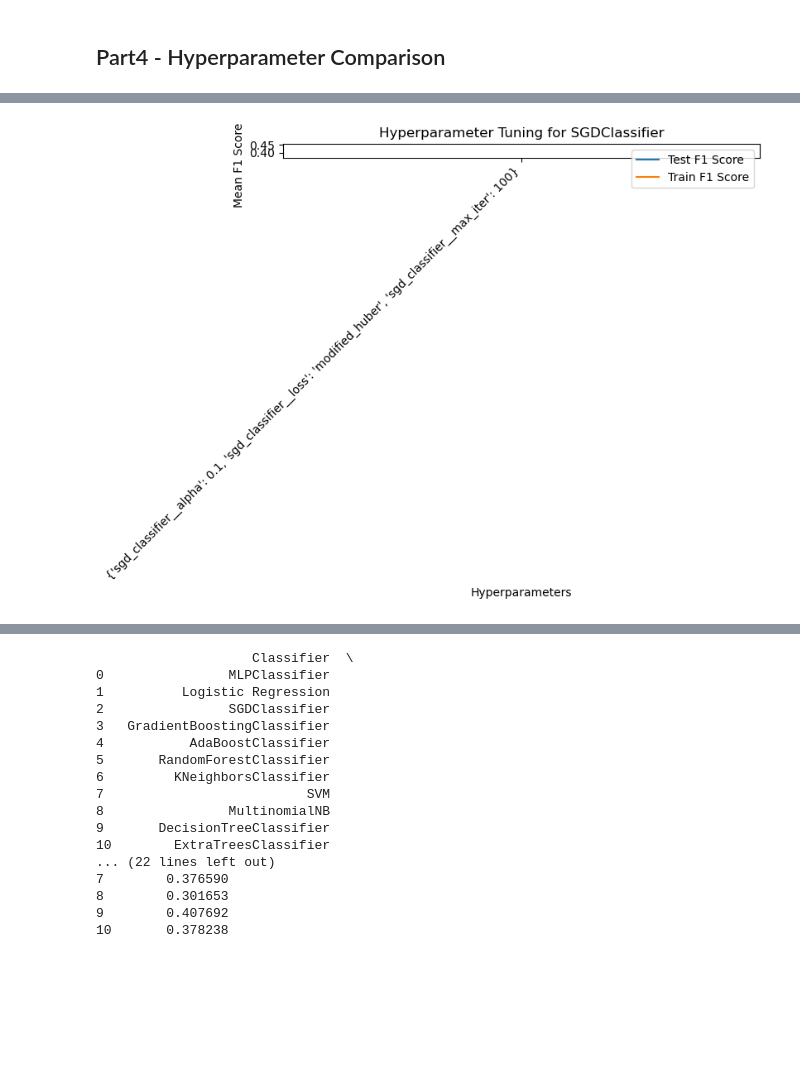
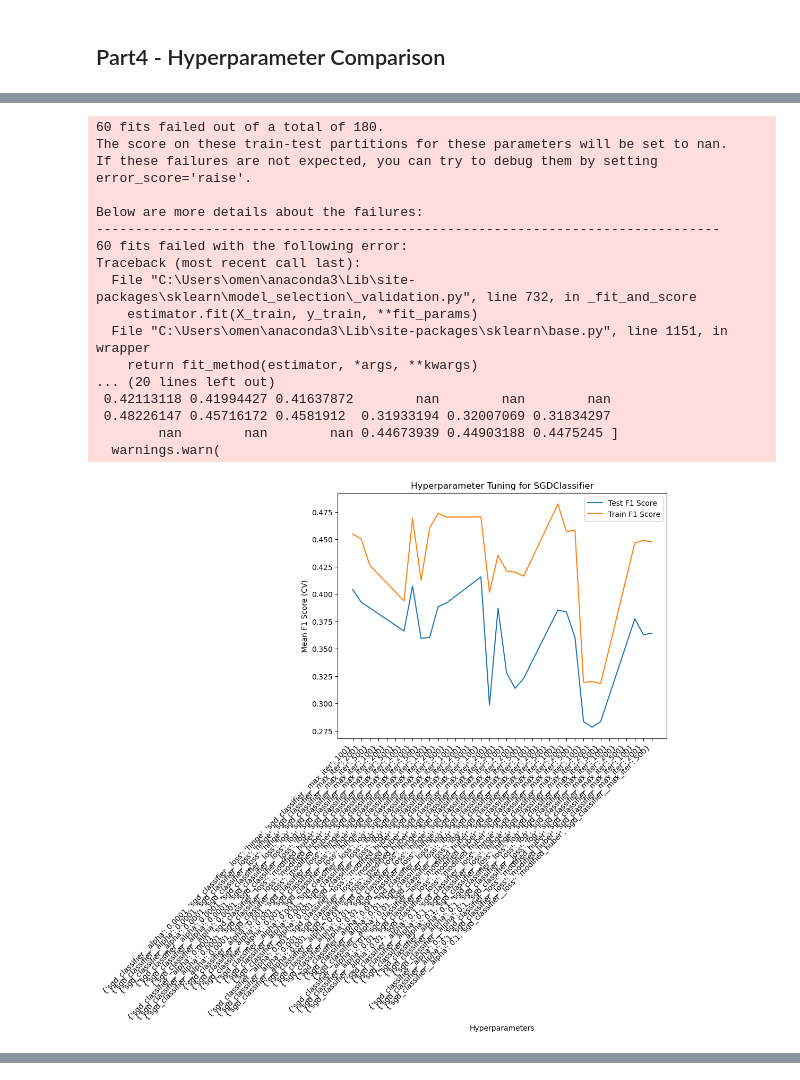
Before and after one commit to orhanakpinar/python.exercises, a Jupyter notebook: PythonForCSS/FinalProject_CSSM502/Akpınar_FinalProject_CSSM502.ipynb, the cells around one changed output, grey strips where cells are left out. Saved outputs shown, nothing was run; the diff lists cells and outputs as text; code cells hidden in the pictures; blank space fills up the shorter version.

Commit message:
Extensive Hyperparameter Test
Final submission for extensive hyperparameter tests for ML algorithms

```diff
--- a/PythonForCSS/FinalProject_CSSM502/Akpınar_FinalProject_CSSM502.ipynb
+++ b/PythonForCSS/FinalProject_CSSM502/Akpınar_FinalProject_CSSM502.ipynb
@@ -989,12 +989,12 @@ hyperparameter_grids = {
     'MLPClassifier': {
         'mlp_classifier__hidden_layer_sizes': [(100,), (100, 100, 100)],
         'mlp_classifier__max_iter': [1000, 2000, 5000],
-        'mlp_classifier__mlp_classifier__activation': ['identity', 'logistic', 'tanh', 'relu'],
+        'mlp_classifier__activation': ['identity', 'logistic', 'tanh', 'relu'],
         'mlp_classifier__solver': ['lbfgs', 'sgd', 'adam']
     },
     'Logistic Regression': {
         'logistic_regression__C': [0.001, 0.01, 0.1, 1, 10, 100],
-        'logistic_regression__penalty': ['l1', 'l2']
+        'logistic_regression__penalty': [None, 'l2']
     },
     'SGDClassifier': {
         'sgd_classifier__alpha': [0.0001, 0.001, 0.01, 0.1],
@@ -1024,8 +1024,7 @@ hyperparameter_grids = {
     'MultinomialNB': {
         'multinomial_nb__alpha': [0.1, 0.5, 1.0, 1.5, 2.0],
         'multinomial_nb__fit_prior': [True, False],
-        'multinomial_nb__class_prior': [None, [0.7, 0.3]],
-        'multinomial_nb__norm': [True, False]
+        'multinomial_nb__class_prior': [None, [0.7, 0.3]]
     },
     'DecisionTreeClassifier': {
         'decision_tree__max_depth': [None, 10, 20],
@@ -1098,2 +1097,19 @@ print(results_df)
 [figure]
+60 fits failed out of a total of 180.
+The score on these train-test partitions for these parameters will be set to nan.
+If these failures are not expected, you can try to debug them by setting error_score='raise'.
+
+Below are more details about the failures:
+--------------------------------------------------------------------------------
+60 fits failed with the following error:
+Traceback (most recent call last):
+  File "C:\Users\omen\anaconda3\Lib\site-packages\sklearn\model_selection\_validation.py", line 732, in _fit_and_score
+    estimator.fit(X_train, y_train, **fit_params)
+  File "C:\Users\omen\anaconda3\Lib\site-packages\sklearn\base.py", line 1151, in wrapper
+    return fit_method(estimator, *args, **kwargs)
+... (20 lines left out)
+ 0.42113118 0.41994427 0.41637872        nan        nan        nan
+ 0.48226147 0.45716172 0.4581912  0.31933194 0.32007069 0.31834297
+        nan        nan        nan 0.44673939 0.44903188 0.4475245 ]
+  warnings.warn(
-[figure, old version]
+[figure, new version]
@@ -1109,17 +1124,0 @@ print(results_df)
-                    Classifier  \
-0                MLPClassifier
-1          Logistic Regression
-2                SGDClassifier
-3   GradientBoostingClassifier
-4           AdaBoostClassifier
-5       RandomForestClassifier
-6         KNeighborsClassifier
-7                          SVM
-8                MultinomialNB
-9       DecisionTreeClassifier
-10        ExtraTreesClassifier
-... (22 lines left out)
-7        0.376590
-8        0.301653
-9        0.407692
-10       0.378238
```
Also changed, not shown: parts of 9 cells of this notebook.
